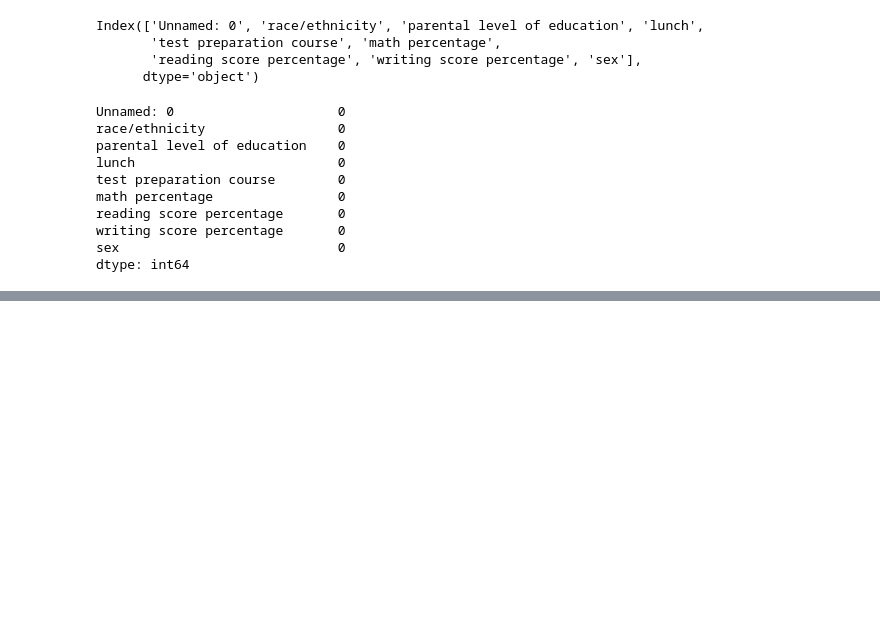
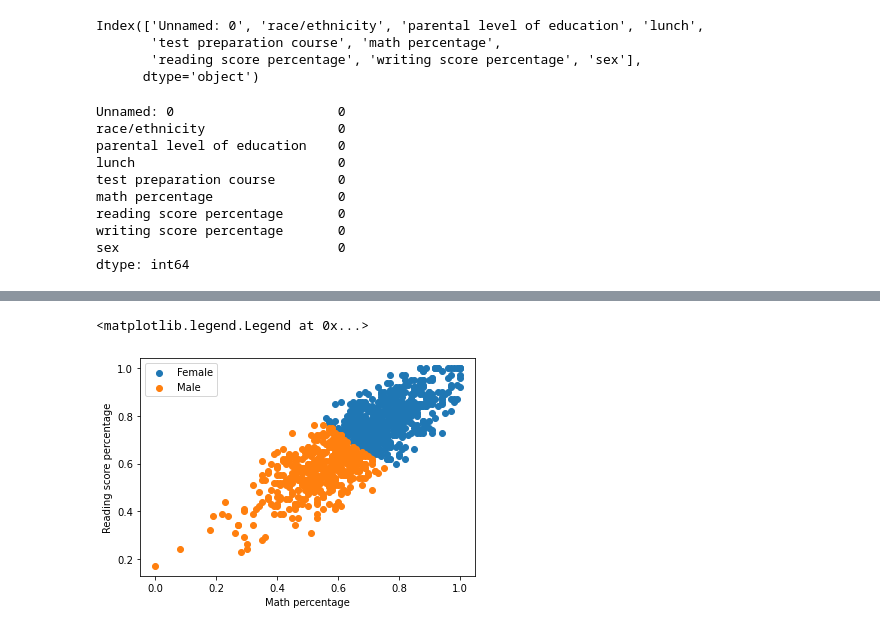
Before and after one commit to Pranaybot/Data_methods_Final_project, a Jupyter notebook: CMSE_381_Project.ipynb, the cells around one changed output, grey strips where cells are left out. Saved outputs shown, nothing was run; the diff lists cells and outputs as text; code cells hidden in the pictures; blank space fills up the shorter version.

```diff
--- a/CMSE_381_Project.ipynb
+++ b/CMSE_381_Project.ipynb
@@ -256,0 +131,2 @@ plot_roc_curve(log_model,scaled_x_test,y_test)
+# %%
+X = new_df.iloc[:, :2].values
@@ -256,0 +135,3 @@ plot_roc_curve(log_model,scaled_x_test,y_test)
+# %%
+clf =  KMeans(n_clusters=2)
+y_predicted = clf.fit_predict(X)
@@ -256,0 +158,5 @@ plot_roc_curve(log_model,scaled_x_test,y_test)
+# %%
+new_df2 = new_df
+new_df2 = new_df2.drop(['Dumy*M'], axis=1)
+new_df2['gender'] = y_predicted
+new_df2.head()
@@ -256,0 +170,11 @@ plot_roc_curve(log_model,scaled_x_test,y_test)
+# %%
+df1 = new_df2[new_df2.gender == 0]
+df2 = new_df2[new_df2.gender == 1]
+plt.scatter(df1['math percentage'], df1['reading score percentage'], label = 'Female')
+plt.scatter(df2['math percentage'], df2['reading score percentage'], label = 'Male')
+plt.xlabel('Math percentage')
+plt.ylabel('Reading score percentage')
+plt.legend()
+# %% [output]
+<matplotlib.legend.Legend at 0x...>
+[figure, added]
```
Also changed, not shown: parts of 63 cells of this notebook.
